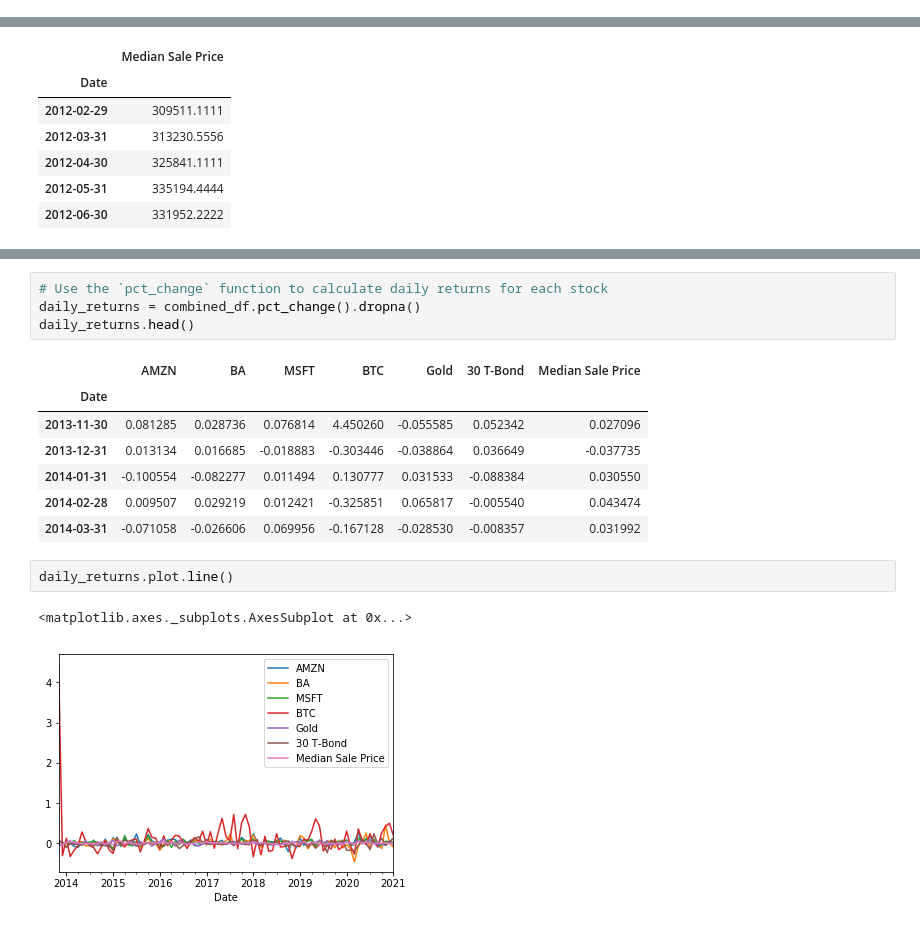
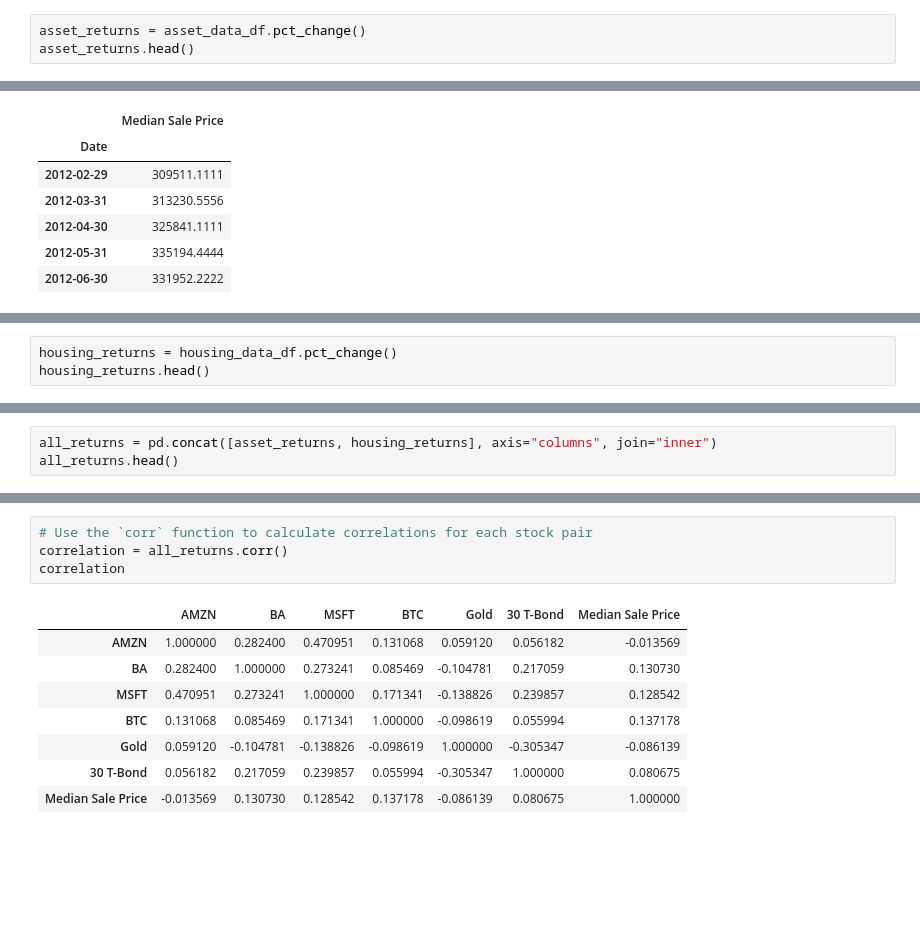
Before and after one commit to somyapanda/fintech-project-1, a Jupyter notebook: Somya/correlation.ipynb, the cells around one changed output, grey strips where cells are left out. Drawn from its saved outputs; the diff is of its cells as text; blank space fills up the shorter version.

```diff
--- a/Somya/correlation.ipynb
+++ b/Somya/correlation.ipynb
@@ -164,0 +174,3 @@ asset_data_df.head()
+# %%
+asset_returns = asset_data_df.pct_change()
+asset_returns.head()
@@ -189,0 +214,3 @@ combined_df.head()
+# %%
+housing_returns = housing_data_df.pct_change()
+housing_returns.head()
@@ -189,0 +225,3 @@ combined_df.head()
+# %%
+all_returns = pd.concat([asset_returns, housing_returns], axis="columns", join="inner")
+all_returns.head()
@@ -190,17 +258,13 @@ combined_df.head()
 # %%
-# Use the `pct_change` function to calculate daily returns for each stock
-daily_returns = combined_df.pct_change().dropna()
-daily_returns.head()
+# Use the `corr` function to calculate correlations for each stock pair
+correlation = all_returns.corr()
+correlation
 # %% [output]
 |  | AMZN | BA | MSFT | BTC | Gold | 30 T-Bond | Median Sale Price |
-| Date |  |  |  |  |  |  |  |
-| 2013-11-30 | 0.081285 | 0.028736 | 0.076814 | 4.450260 | -0.055585 | 0.052342 | 0.027096 |
-| 2013-12-31 | 0.013134 | 0.016685 | -0.018883 | -0.303446 | -0.038864 | 0.036649 | -0.037735 |
-| 2014-01-31 | -0.100554 | -0.082277 | 0.011494 | 0.130777 | 0.031533 | -0.088384 | 0.030550 |
-| 2014-02-28 | 0.009507 | 0.029219 | 0.012421 | -0.325851 | 0.065817 | -0.005540 | 0.043474 |
-| 2014-03-31 | -0.071058 | -0.026606 | 0.069956 | -0.167128 | -0.028530 | -0.008357 | 0.031992 |
+| AMZN | 1.000000 | 0.282400 | 0.470951 | 0.131068 | 0.059120 | 0.056182 | -0.013569 |
+| BA | 0.282400 | 1.000000 | 0.273241 | 0.085469 | -0.104781 | 0.217059 | 0.130730 |
+| MSFT | 0.470951 | 0.273241 | 1.000000 | 0.171341 | -0.138826 | 0.239857 | 0.128542 |
+| BTC | 0.131068 | 0.085469 | 0.171341 | 1.000000 | -0.098619 | 0.055994 | 0.137178 |
+| Gold | 0.059120 | -0.104781 | -0.138826 | -0.098619 | 1.000000 | -0.305347 | -0.086139 |
+| 30 T-Bond | 0.056182 | 0.217059 | 0.239857 | 0.055994 | -0.305347 | 1.000000 | 0.080675 |
+| Median Sale Price | -0.013569 | 0.130730 | 0.128542 | 0.137178 | -0.086139 | 0.080675 | 1.000000 |
-# %%
-daily_returns.plot.line()
-# %% [output]
-<matplotlib.axes._subplots.AxesSubplot at 0x...>
-[figure, removed]
```
Also changed, not shown: parts of 29 cells of this notebook, 12 other files.
